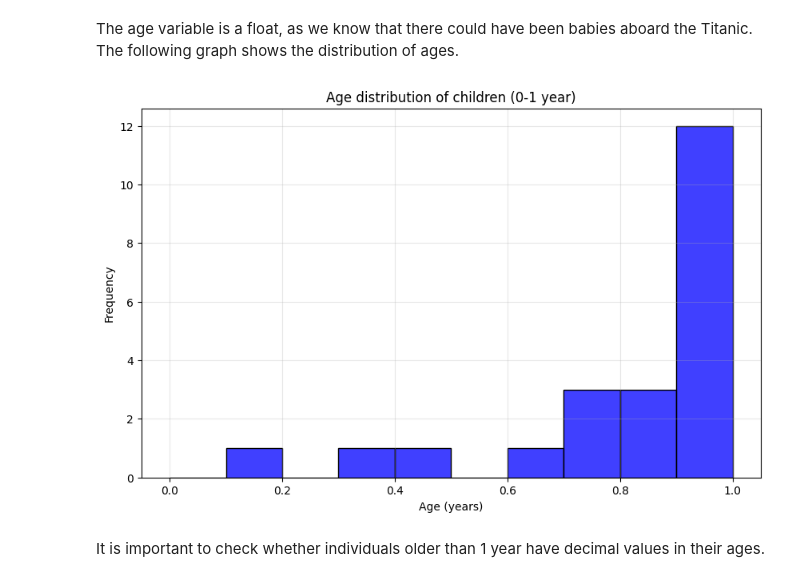
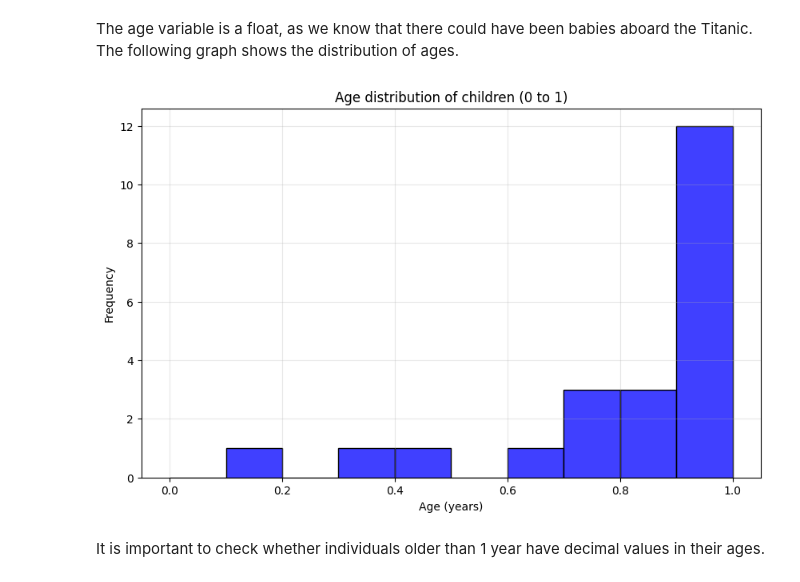
Before and after one commit to catebros/ML-fundamentals-2025, a Jupyter notebook: assignment_1_caterinamaria_barberoros[_barberoros].ipynb, the cells around one changed output. Drawn from its saved outputs; the diff is of its cells as text; code cells hidden in the pictures.

```diff
--- a/assignment_1_caterinamaria_barberoros[_barberoros].ipynb
+++ b/assignment_1_caterinamaria_barberoros[_barberoros].ipynb
@@ -98,16 +99,16 @@ The age variable is a float, as we know that there could have been babies aboard
 # %%
 # frequency of babies
 children_0_1 = df[(df['age'] >= 0) & (df['age'] <= 1)]
 bins = np.arange(0, 1.1, 0.1)
 plt.figure(figsize=(10, 6))
 sns.histplot(data=children_0_1, x='age', bins=bins, color='blue')
-plt.title('Age distribution of children (0-1 year)')
+plt.title('Age distribution of children (0 to 1)')
 plt.xlabel('Age (years)')
 plt.ylabel('Frequency')
 plt.grid(True, alpha=0.3)
 plt.show()
 # %% [output]
-[figure, old version]
+[figure, new version]
 # %% [markdown]
 It is important to check whether individuals older than 1 year have decimal values in their ages.
 # %%
```
Also changed, not shown: parts of 26 cells of this notebook.
